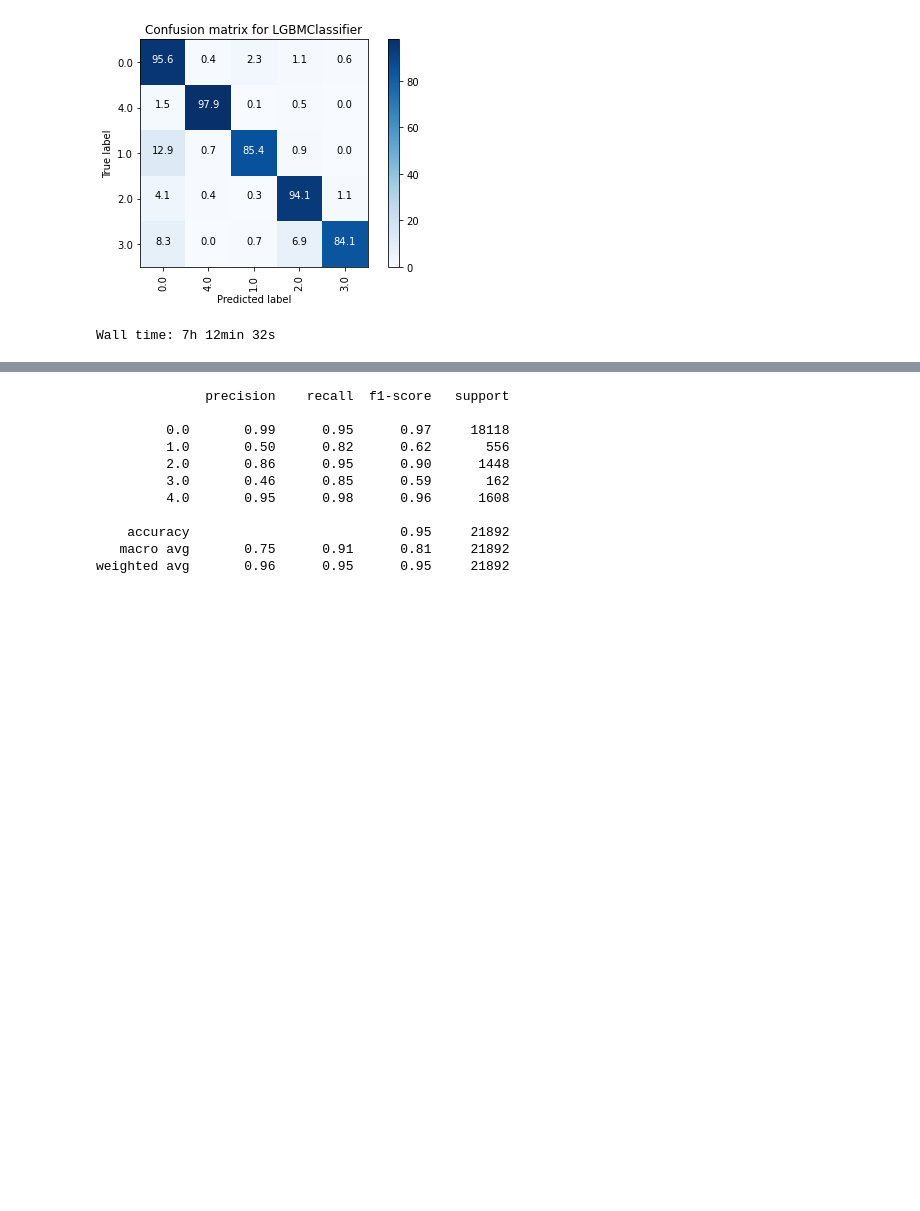
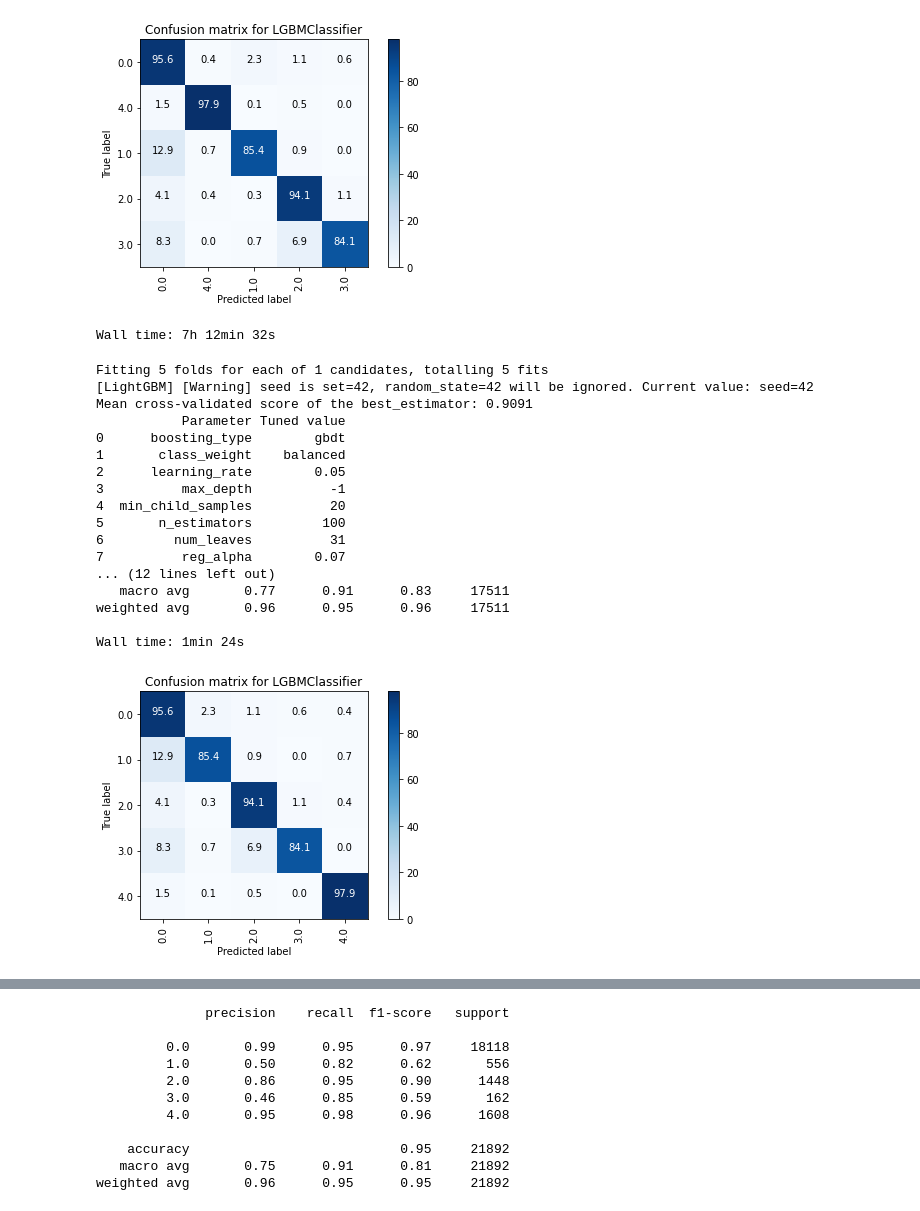
Before and after one commit to nastiag67/ecgn, a Jupyter notebook: README.ipynb, the cells around one changed output, grey strips where cells are left out. Drawn from its saved outputs; the diff is of its cells as text; code cells hidden in the pictures; blank space fills up the shorter version.

```diff
--- a/README.ipynb
+++ b/README.ipynb
@@ -77,8 +77,8 @@ for dirname, _, filenames in os.walk('../data'):
         print(os.path.join(dirname, filename))
 
 # mitbih data
-df_train = pd.read_csv('../data/mitbih_train.csv', header=None)
-df_test = pd.read_csv('../data/mitbih_test.csv', header=None)
+df_train = pd.read_csv('./data/mitbih_train.csv', header=None)
+df_test = pd.read_csv('./data/mitbih_test.csv', header=None)
 
 # combined df
 train = df_train.rename(columns={187:'y'})
@@ -106,9 +127,0 @@ cls_df = eda.Dataset(X_train)
-# %%
-from tools.preprocessing import eda
-
-cls_df = eda.Dataset(train)
-train = cls_df.get_randomdata(n=10000)
-
-# training data
-X_train = train[train.columns[:-1]]
-y_train = train[train.columns[-1]]
@@ -595,3 +887,65 @@ Accuracy on train data: 0.9869
 Accuracy on test data: 0.9529
 [figure]
 Wall time: 7h 12min 32s
+# %%
+%%time
+import lightgbm as lgb
+
+name='LGBMClassifier'
+model = lgb.LGBMClassifier(seed=42, random_state=42,
+                         objective='multiclass',
+#                          n_jobs=51
+                         )
+
+steps=[]
+
+parameters = {
+    'LGBMClassifier__boosting_type': ['gbdt'],  # 'gbdt'
+    'LGBMClassifier__num_leaves': [31],  # 31
+    'LGBMClassifier__max_depth': [-1],  # -1
+    'LGBMClassifier__learning_rate': [0.05],  # 0.1
+    'LGBMClassifier__n_estimators': [100],  # 100
+#     'LGBMClassifier__subsample_for_bin': [200000],  # 200000
+    'LGBMClassifier__class_weight': ['balanced'],  # None
+#     'LGBMClassifier__min_split_gain': [0],  # 0
+#     'LGBMClassifier__min_child_weight': [1e-3],  # 1e-3
+    'LGBMClassifier__min_child_samples': [20],  # 20
+    'LGBMClassifier__subsample': [1],  # 1
+#     'LGBMClassifier__colsample_bytree': [1],  # 1
+    'LGBMClassifier__reg_alpha': [0.07],  # 0
+    'LGBMClassifier__reg_lambda': [0],  # 0
+}
+
+model_lgbm, y_pred_lgbm = cls_models.checkmodel(
+                                    name,
+                                    model,
+                                    steps=steps,
+                                    parameters=parameters,
+                                    average='macro',
+                                    multiclass=True,
+                                    metric='recall',
+                                    randomized_search=False,
+                                    nfolds=5,
+                                    n_jobs=3,
+                                    save_pickle=True,
+                                    verbose=3
+                                    )
+# %% [output]
+Fitting 5 folds for each of 1 candidates, totalling 5 fits
+[LightGBM] [Warning] seed is set=42, random_state=42 will be ignored. Current value: seed=42
+Mean cross-validated score of the best_estimator: 0.9091
+           Parameter Tuned value
+0      boosting_type        gbdt
+1       class_weight    balanced
+2      learning_rate        0.05
+3          max_depth          -1
+4  min_child_samples          20
+5       n_estimators         100
+6         num_leaves          31
+7          reg_alpha        0.07
+... (12 lines left out)
+   macro avg       0.77      0.91      0.83     17511
+weighted avg       0.96      0.95      0.96     17511
+
+Wall time: 1min 24s
+[figure, added]
```
Also changed, not shown: parts of 25 cells of this notebook, 3 other files.
